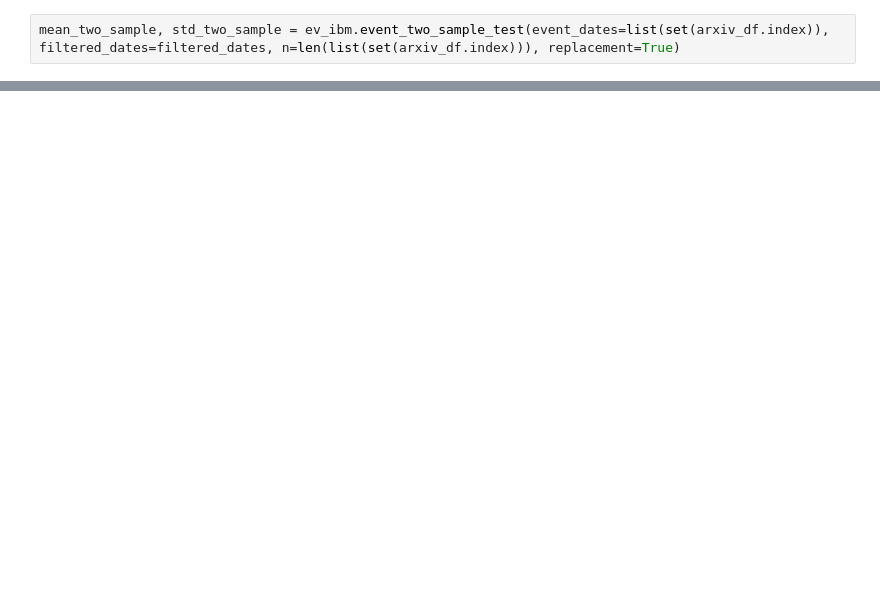
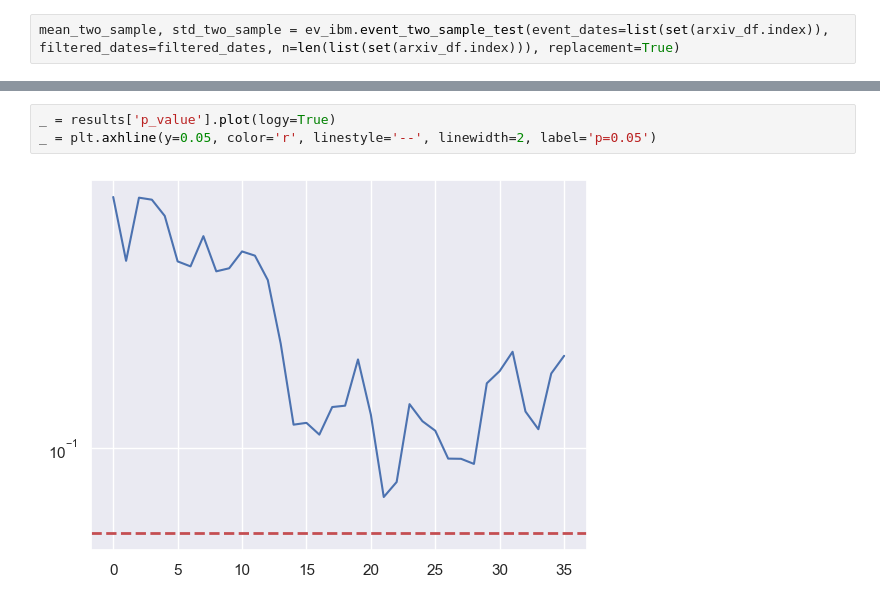
Before and after one commit to will-friend/QuantumSignalResearch, a Jupyter notebook: notebooks/03_Multi_Asset_Check.ipynb, the cells around one changed output, grey strips where cells are left out. Saved outputs shown, nothing was run; the diff lists cells and outputs as text; blank space fills up the shorter version.

```diff
--- a/notebooks/03_Multi_Asset_Check.ipynb
+++ b/notebooks/03_Multi_Asset_Check.ipynb
@@ -311,0 +312,5 @@ plot_test_results(ticker, results, mean_two_sample, std_two_sample, single_test=
+# %%
+_ = results['p_value'].plot(logy=True)
+_ = plt.axhline(y=0.05, color='r', linestyle='--', linewidth=2, label='p=0.05')
+# %% [output]
+[figure, added]
```
Also changed, not shown: parts of 2 cells of this notebook.
